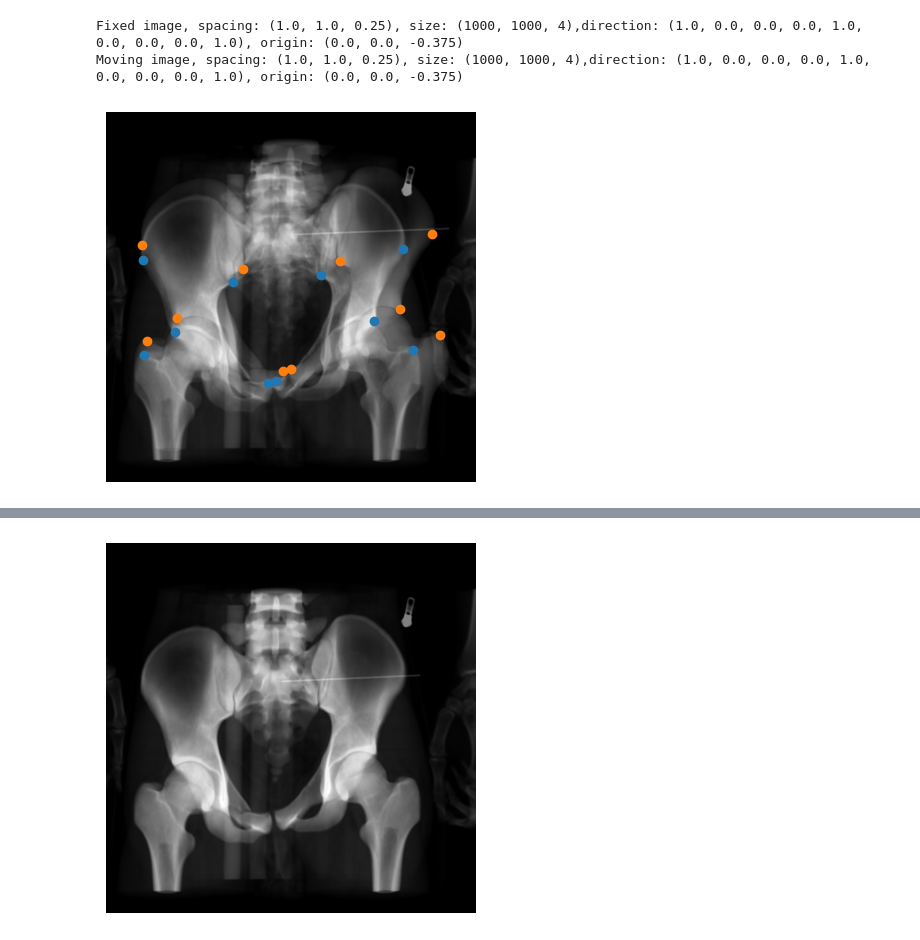
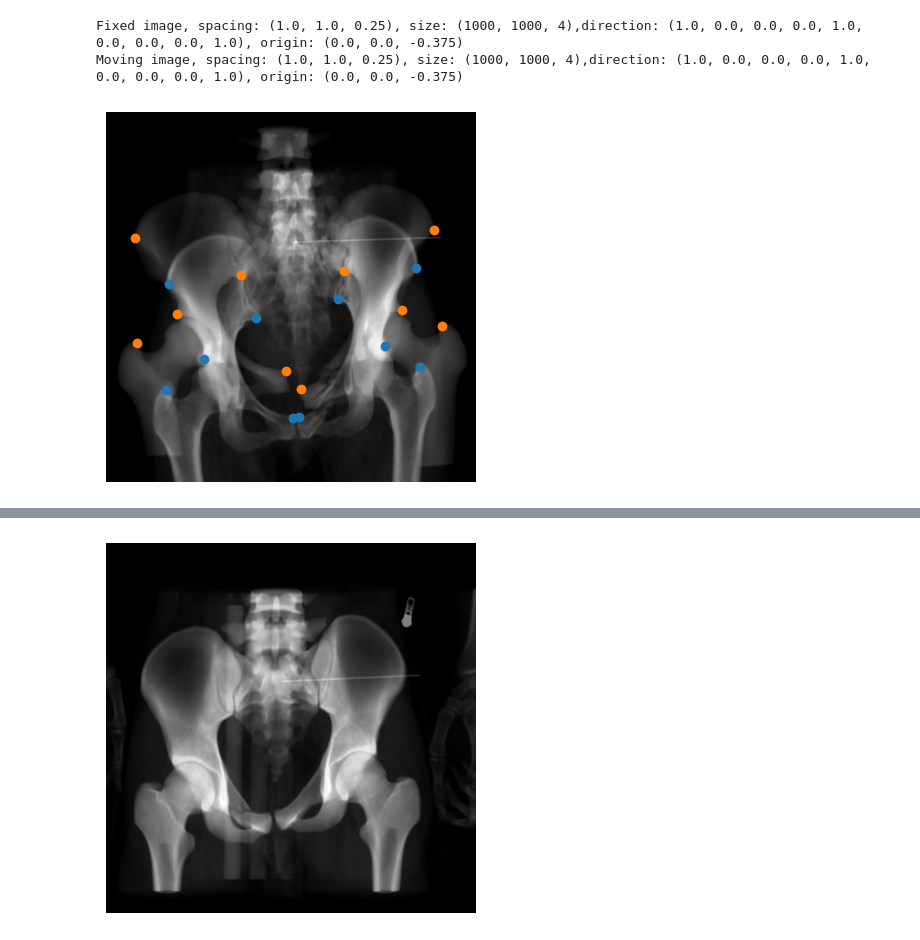
Before and after one commit to Vojtech-Benda/ca_isf, a Jupyter notebook: sitkRegistration.ipynb, the cells around one changed output, grey strips where cells are left out. Saved outputs shown, nothing was run; the diff lists cells and outputs as text; code cells hidden in the pictures.

```diff
--- a/sitkRegistration.ipynb
+++ b/sitkRegistration.ipynb
@@ -101,27 +101,27 @@ def plotRegistrationErrors():
     # Adjust the spacing between subplots so that the axis labels don't overlap.
     plt.show()
 # %%
-num = "07"
+num = "06"
 movingImage = sitk.ReadImage(f"input_files\\pacient_{num}\\registration\\pacient{num}PreopAP.mha", sitk.sitkFloat32)
 fixedImage = sitk.ReadImage(f"input_files\\pacient_{num}\\registration\\pacient{num}IntraopAPST.mha", sitk.sitkFloat32)
 
 movingPoints = getPoints(f"input_files\\pacient_{num}\\registration\\pacient{num}PreopPointsAP.csv")
 fixedPoints = getPoints(f"input_files\\pacient_{num}\\registration\\pacient{num}IntraopPointsAP.csv")
 
 print(f"Fixed image, spacing: {fixedImage.GetSpacing()}, size: {fixedImage.GetSize()},"
       f"direction: {fixedImage.GetDirection()}, origin: {fixedImage.GetOrigin()}")
 print(f"Moving image, spacing: {movingImage.GetSpacing()}, size: {movingImage.GetSize()},"
       f"direction: {movingImage.GetDirection()}, origin: {movingImage.GetOrigin()}")
 plt.imshow(sitk.GetArrayViewFromImage(fixedImage)[0, ...], cmap="gray")
 plt.imshow(sitk.GetArrayViewFromImage(movingImage)[0, ...], cmap="gray", alpha=0.5)
 plt.scatter(list(np.array(fixedPoints).T)[0], list(np.array(fixedPoints).T)[1], c="#1f77b4")
 plt.scatter(list(np.array(movingPoints).T)[0], list(np.array(movingPoints).T)[1], c="#ff7f0e")
 plt.axis("off")
 plt.show()
 # %% [output]
 Fixed image, spacing: (1.0, 1.0, 0.25), size: (1000, 1000, 4),direction: (1.0, 0.0, 0.0, 0.0, 1.0, 0.0, 0.0, 0.0, 1.0), origin: (0.0, 0.0, -0.375)
 Moving image, spacing: (1.0, 1.0, 0.25), size: (1000, 1000, 4),direction: (1.0, 0.0, 0.0, 0.0, 1.0, 0.0, 0.0, 0.0, 1.0), origin: (0.0, 0.0, -0.375)
-[figure, old version]
+[figure, new version]
 # %%
 initialTransform = sitk.CenteredTransformInitializer(fixedImage, movingImage,
                                                      sitk.AffineTransform(3),
```
Also changed, not shown: parts of 3 cells of this notebook, 3 other files.
